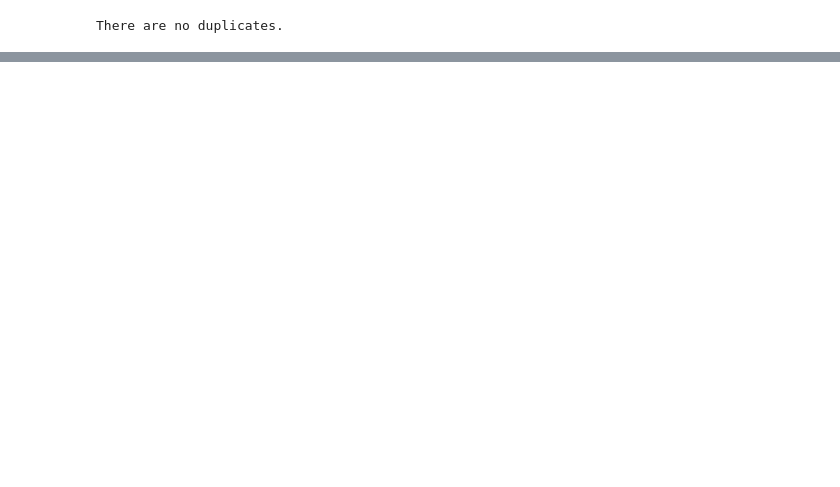
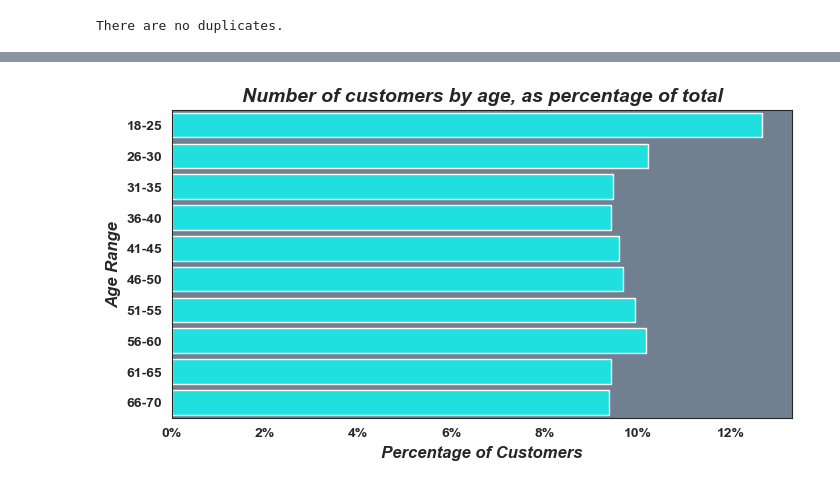
Before and after one commit to molly777yllom/DataDive3_DATA3500, a Jupyter notebook: shopping_trends.ipynb, the cells around one changed output, grey strips where cells are left out. Saved outputs shown, nothing was run; the diff lists cells and outputs as text; code cells hidden in the pictures; blank space fills up the shorter version.

```diff
--- a/shopping_trends.ipynb
+++ b/shopping_trends.ipynb
@@ -234,0 +282,52 @@ plt.show()
+# %%
+# plotting distribution of ages as percentages
+
+# import necessary library
+from matplotlib.ticker import FuncFormatter     # used to add percent sign to tick labels
+
+# define a custom formatter function
+def to_percent(y, position):
+    # use the built-in string formatting to ensure that the percentage is displayed correctly.
+    s = str(int(y))
+    return s + '%'
+
+# calculate the percentage of each age range category
+age_counts = shopping['Age Range'].value_counts(normalize=True) * 100
+
+# convert the series to DataFrame for plotting
+age_percentage = age_counts.reset_index()
+age_percentage.columns = ['Age Range', 'Percentage']
+
+# set up plot and styles
+f, ax = plt.subplots(figsize=(8, 4))
+plt.subplots_adjust(hspace=0.3, wspace=0.5)
+sns.set_style('white')
+
+# establish the plot
+sns.barplot(y="Age Range", x="Percentage", data=age_percentage, color='cyan', ax=ax)
+
+# set overall plot title
+ax.set_title('Number of customers by age, as percentage of total', fontsize=14, weight='bold', style='italic', y=1)
+
+# set y label
+ax.set_ylabel('Age Range', weight='bold', style='italic', size=12)
+# set x label
+ax.set_xlabel('Percentage of Customers', weight='bold', style='italic', size=12)
+
+# set background color
+ax.set_facecolor('slategray')
+
+# make x-axis tick labels bold
+for label in ax.get_xticklabels():
+    label.set_weight('bold')
+# make y-axis tick labels bold
+for label in ax.get_yticklabels():
+    label.set_weight('bold')
+
+formatter = FuncFormatter(to_percent)
+ax.xaxis.set_major_formatter(formatter)
+
+# show the plot
+plt.show()
+# %% [output]
+[figure, added]
```
Also changed, not shown: parts of 25 cells of this notebook, 3 other files.
